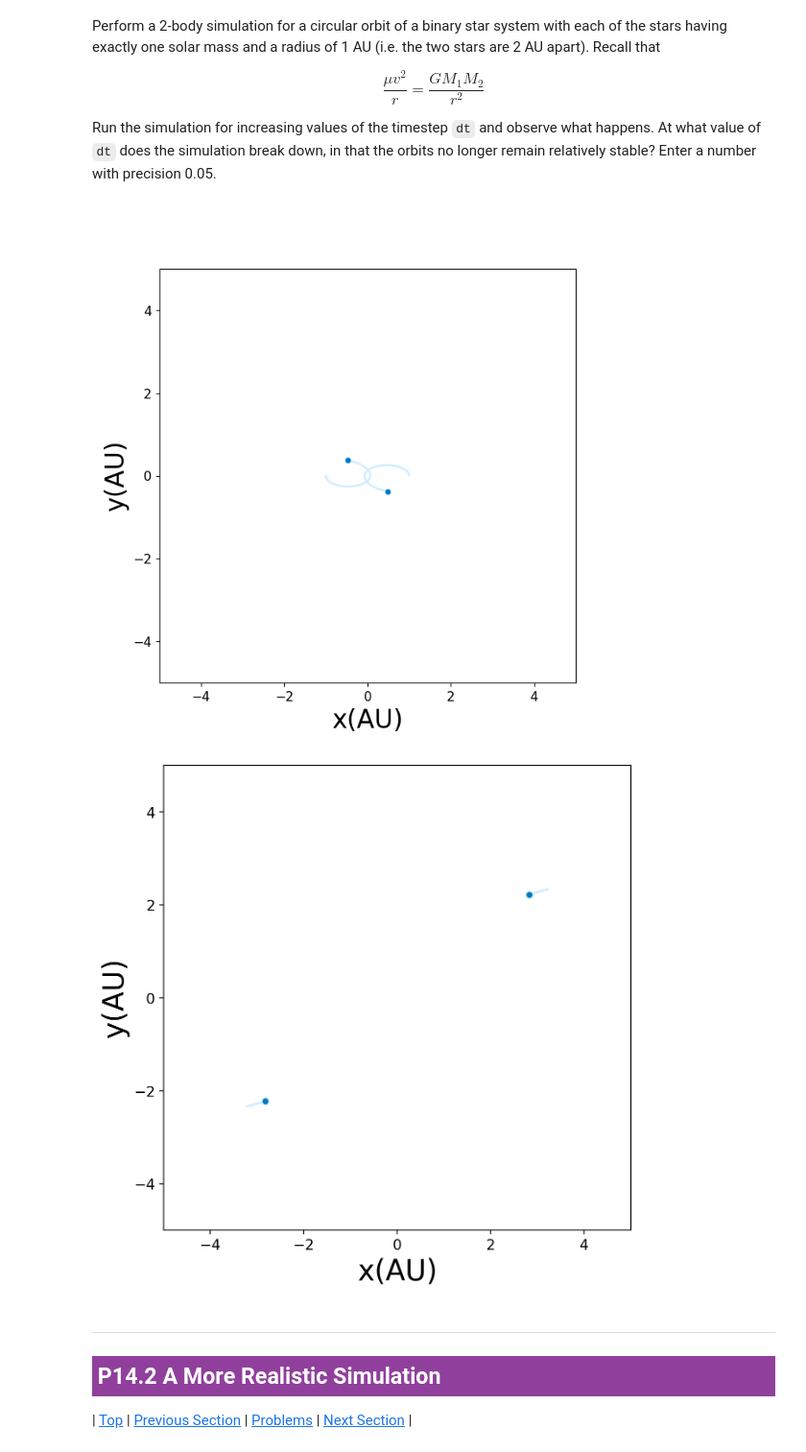
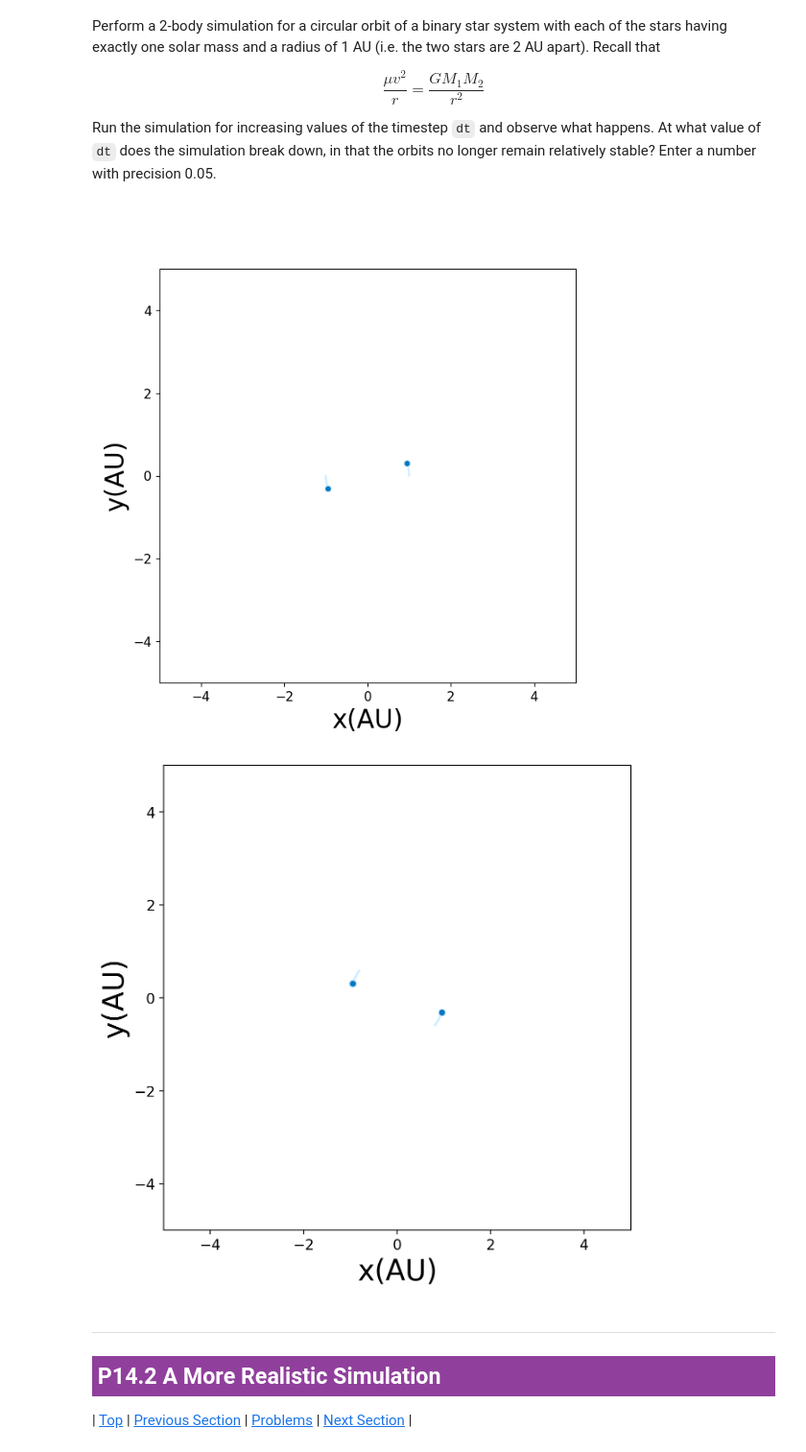
Before and after one commit to a-eghrari/nb_LEARNER, a Jupyter notebook: 8S50x_P14.ipynb, the cells around one changed output. Shown at 96% size. Saved outputs shown, nothing was run; the diff lists cells and outputs as text; code cells hidden in the pictures.

```diff
--- a/8S50x_P14.ipynb
+++ b/8S50x_P14.ipynb
@@ -140,12 +142,12 @@ def forcefunction_base(iR,iMass,iSoften):
     dx = xpos.T - xpos
     dy = ypos.T - ypos
     dr2  = dx**2 + dy**2 + iSoften**2
-    dr1        = np.sqrt(dr2)
+    dr1  = dr2**(-0.5)
     dr2[dr2>0] = dr2[dr2>0]**(-1.5)
     ax   = Gmod * (dx*dr2) @ iMass
     ay   = Gmod * (dy*dr2) @ iMass
     a = np.hstack((ax,ay))
-    pot = np.sum(-Gmod*np.outer(iMass.T, iMass)/dr1,axis=1) /iMass
+    pot = -1.*Gmod * dr1 @ iMass
     return a,pot
 # %% [markdown]
 <h3>Define the Visualization</h3>
@@ -211,7 +213,8 @@ class AllStars:
         self.posh = np.append(self.posh,lXs)
         lVs = self.v
         self.velh = np.append(self.velh,lVs)
-        lV2 = np.reshape((lVs[:,0]**2+lVs[:,1]**2),(self.n,1))
+        lV2 = (lVs[:,0]**2+lVs[:,1]**2)
+        lV2 = np.reshape(lV2,(self.n,1))
         lEn = 0.5*self.mass*lV2 + self.mass *self.pot
         self.enh  = np.append(self.enh,lEn)
 
@@ -249,30 +252,30 @@ Run the simulation for increasing values of the timestep `dt` and observe what h
 # %%
 #>>>PROBLEM: P14.1.2
 
 np.random.seed(1234)
 nStar=2
 X = np.zeros((nStar, 2))
 V = np.zeros((nStar, 2))
 M = np.ones((nStar,1))
 
-vcircle = np.sqrt(Gc*1.0/(4*2.0))
+vcircle = np.sqrt(Gc*2.0/(2.0))
 
 X[0,0] =  1
 X[1,0] = -1
 V[0,1] =  vcircle*0.5
 V[1,1] = -vcircle*0.5
 
 allStar = AllStars(X,V,M)
-Xout=allStar.allsteps(insteps=5000,dt=4.9e-3) ###for what dt does this stops working?
+Xout=allStar.allsteps(insteps=5000,dt=1e-3) ###for what dt does this stops working?
 
 tracks=allStar.history()
 tracks=np.swapaxes(tracks,0,1)
 images=animate(tracks,iN=nStar,xmin=-5,xmax=5,ymin=-5,ymax=5,stepsize=100)
 imageio.mimsave('./orbit_n_v2_v1.gif', images, fps=10, loop=0)
 Image(open('orbit_n_v2_v1.gif','rb').read())
 # %% [output]
-[figure, old version]
+[figure, new version]
-[figure, old version]
+[figure, new version]
 # %% [markdown]
 <!--start-block-->
 <a name='section_14_2'></a>
```
Also changed, not shown: parts of 7 cells of this notebook.
